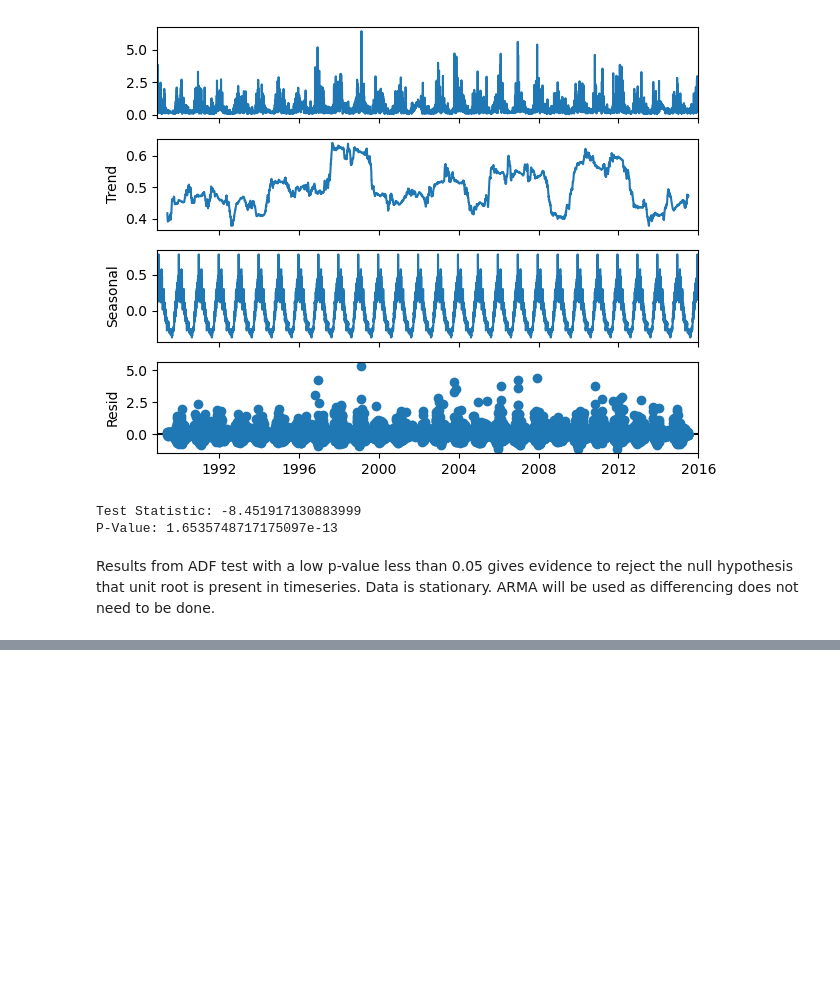
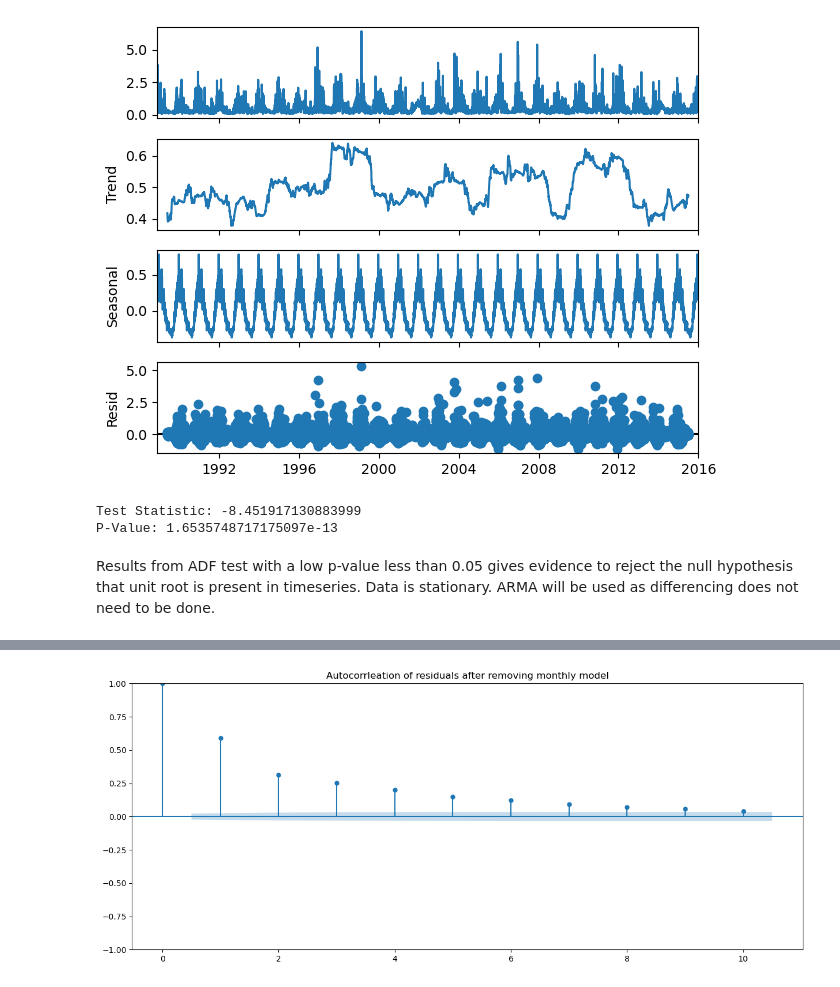
Before and after one commit to ksalango/Capstone-Project, a Jupyter notebook: Notebooks/Wave_Energy_TS.ipynb, the cells around one changed output, grey strips where cells are left out. Saved outputs shown, nothing was run; the diff lists cells and outputs as text; code cells hidden in the pictures; blank space fills up the shorter version.

```diff
--- a/Notebooks/Wave_Energy_TS.ipynb
+++ b/Notebooks/Wave_Energy_TS.ipynb
@@ -692,0 +507,10 @@ plt.show()
+# %%
+#look and ACF plot of residuals to assess autocorrelation in fitting ARIMA model to residuals
+#Look at AC plot
+lags= 10
+fig, ax = plt.subplots(figsize=(15, 6))
+plot_acf(residuals,lags=lags,ax=ax)
+plt.title('Autocorrleation of residuals after removing monthly model')
+plt.show()
+# %% [output]
+[figure, added]
```
Also changed, not shown: parts of 40 cells of this notebook.
